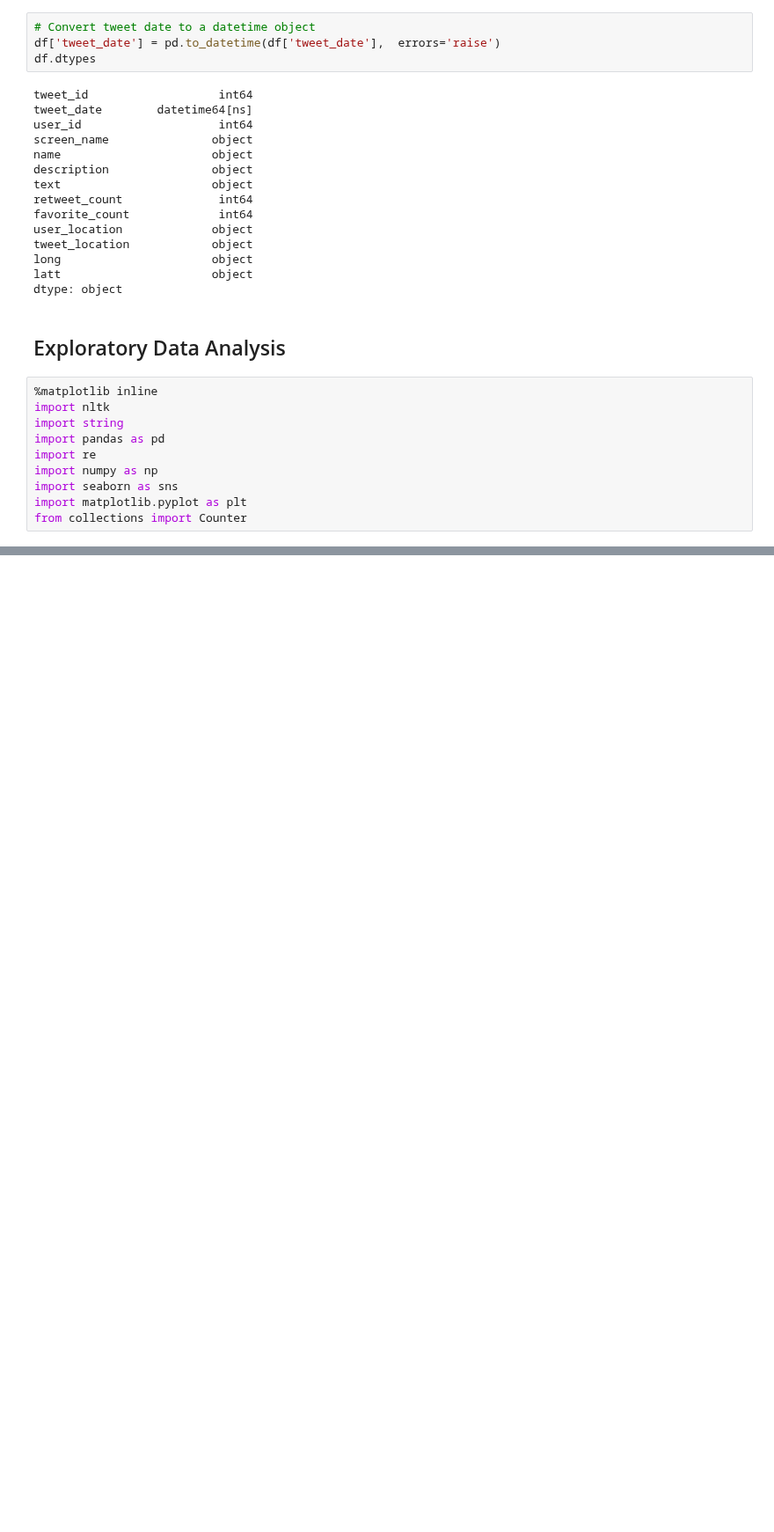
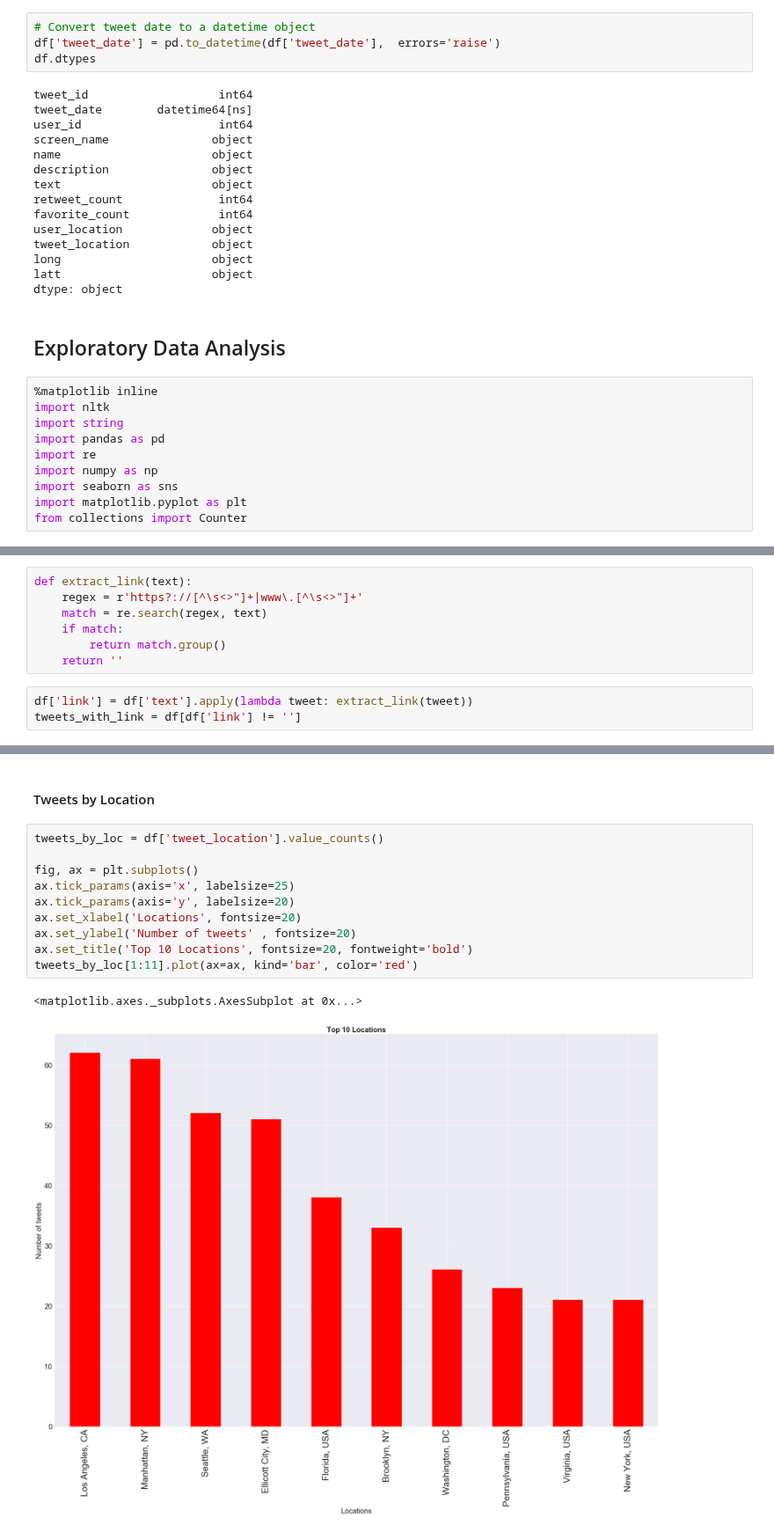
Before and after one commit to bouncebarkrun/Springboard-Data-Science-Career-Track, a Jupyter notebook: 2nd Capstone Project/Code/Capstone 2 Data Wrangling and Exploratory Data Analysis.ipynb, the cells around one changed output, grey strips where cells are left out. Shown at 88% size. Cells and saved outputs as stored; diff of their text form; blank space fills up the shorter version.

```diff
--- a/2nd Capstone Project/Code/Capstone 2 Data Wrangling and Exploratory Data Analysis.ipynb
+++ b/2nd Capstone Project/Code/Capstone 2 Data Wrangling and Exploratory Data Analysis.ipynb
@@ -189,0 +193,10 @@ ax.tick_params(labelsize=30)
+# %%
+def extract_link(text):
+    regex = r'https?://[^\s<>"]+|www\.[^\s<>"]+'
+    match = re.search(regex, text)
+    if match:
+        return match.group()
+    return ''
+# %%
+df['link'] = df['text'].apply(lambda tweet: extract_link(tweet))
+tweets_with_link = df[df['link'] != '']
@@ -190,3 +222,18 @@ ax.tick_params(labelsize=30)
+# %% [markdown]
+#### Tweets by Location
+# %%
+tweets_by_loc = df['tweet_location'].value_counts()
+
+fig, ax = plt.subplots()
+ax.tick_params(axis='x', labelsize=25)
+ax.tick_params(axis='y', labelsize=20)
+ax.set_xlabel('Locations', fontsize=20)
+ax.set_ylabel('Number of tweets' , fontsize=20)
+ax.set_title('Top 10 Locations', fontsize=20, fontweight='bold')
+tweets_by_loc[1:11].plot(ax=ax, kind='bar', color='red')
+# %% [output]
+<matplotlib.axes._subplots.AxesSubplot at 0x...>
+[figure, added]
 # %%
 from mpl_toolkits.basemap import Basemap
 
```
Also changed, not shown: parts of 35 cells of this notebook.
